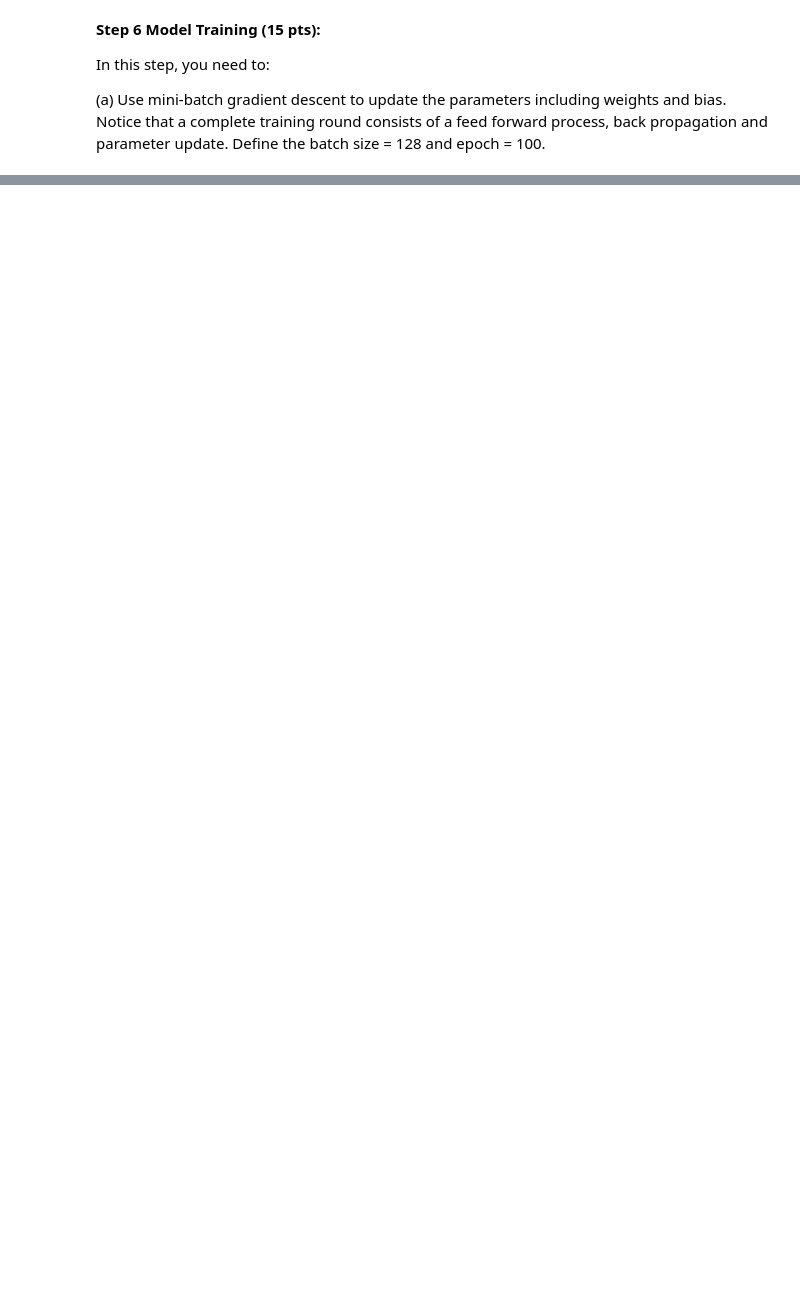
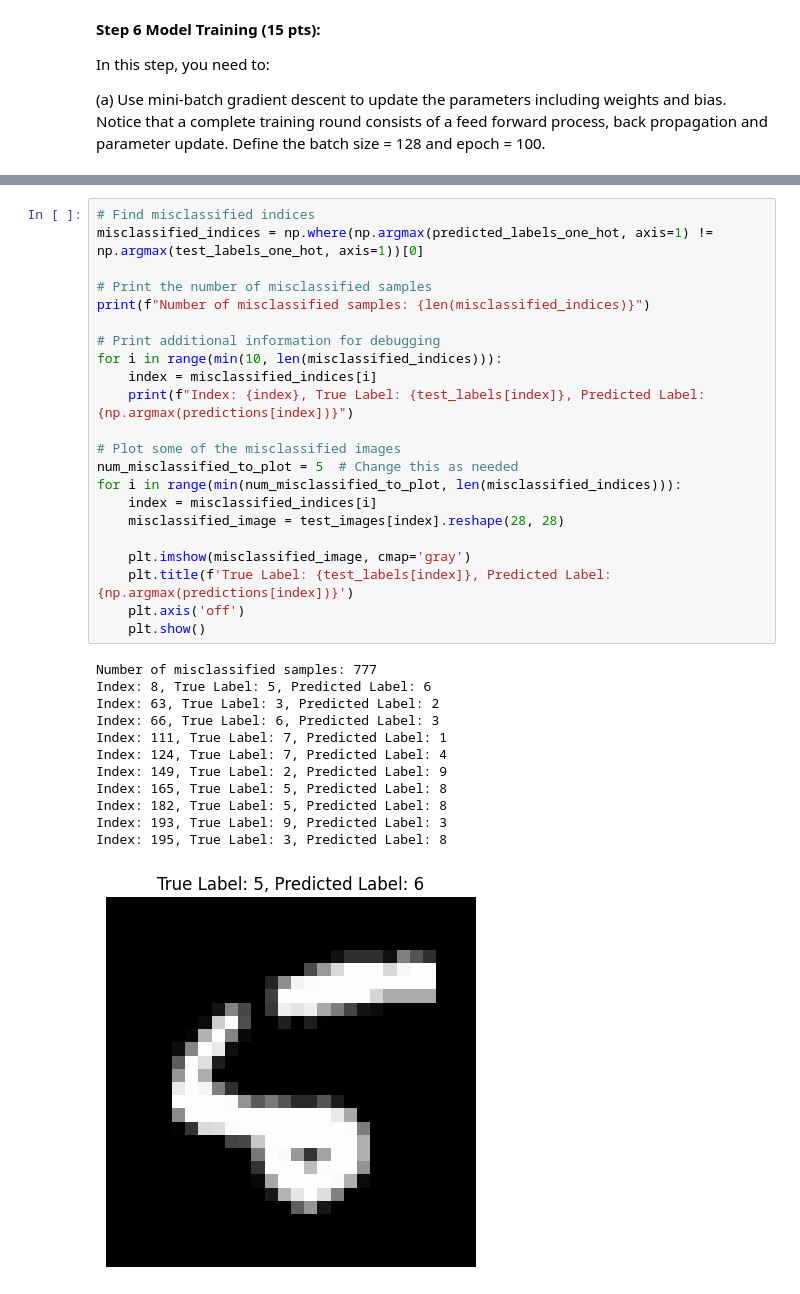
Before and after one commit to shubhamnarkhede/Applied_Machine_Learning, a Jupyter notebook: HW4/HW4.ipynb, the cells around one changed output, grey strips where cells are left out. Drawn from its saved outputs; the diff is of its cells as text; blank space fills up the shorter version.

```diff
--- a/HW4/HW4.ipynb
+++ b/HW4/HW4.ipynb
@@ -226,0 +316,35 @@ for epoch in range(epochs):
+# %%
+# Find misclassified indices
+misclassified_indices = np.where(np.argmax(predicted_labels_one_hot, axis=1) != np.argmax(test_labels_one_hot, axis=1))[0]
+
+# Print the number of misclassified samples
+print(f"Number of misclassified samples: {len(misclassified_indices)}")
+
+# Print additional information for debugging
+for i in range(min(10, len(misclassified_indices))):
+    index = misclassified_indices[i]
+    print(f"Index: {index}, True Label: {test_labels[index]}, Predicted Label: {np.argmax(predictions[index])}")
+
+# Plot some of the misclassified images
+num_misclassified_to_plot = 5  # Change this as needed
+for i in range(min(num_misclassified_to_plot, len(misclassified_indices))):
+    index = misclassified_indices[i]
+    misclassified_image = test_images[index].reshape(28, 28)
+
+    plt.imshow(misclassified_image, cmap='gray')
+    plt.title(f'True Label: {test_labels[index]}, Predicted Label: {np.argmax(predictions[index])}')
+    plt.axis('off')
+    plt.show()
+# %% [output]
+Number of misclassified samples: 777
+Index: 8, True Label: 5, Predicted Label: 6
+Index: 63, True Label: 3, Predicted Label: 2
+Index: 66, True Label: 6, Predicted Label: 3
+Index: 111, True Label: 7, Predicted Label: 1
+Index: 124, True Label: 7, Predicted Label: 4
+Index: 149, True Label: 2, Predicted Label: 9
+Index: 165, True Label: 5, Predicted Label: 8
+Index: 182, True Label: 5, Predicted Label: 8
+Index: 193, True Label: 9, Predicted Label: 3
+Index: 195, True Label: 3, Predicted Label: 8
+[figure, added]
```
Also changed, not shown: parts of 20 cells of this notebook.
